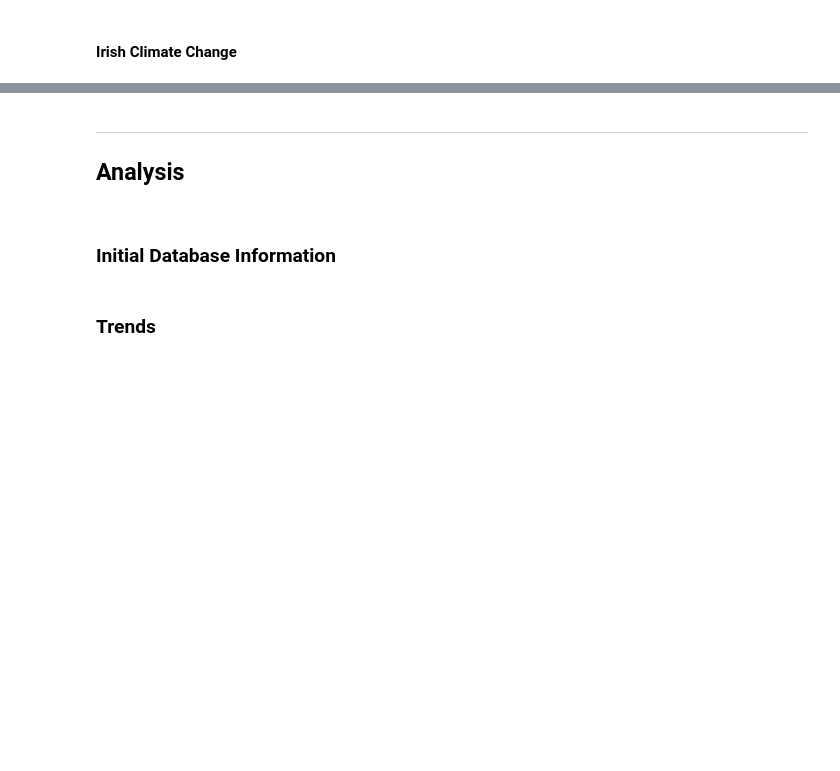
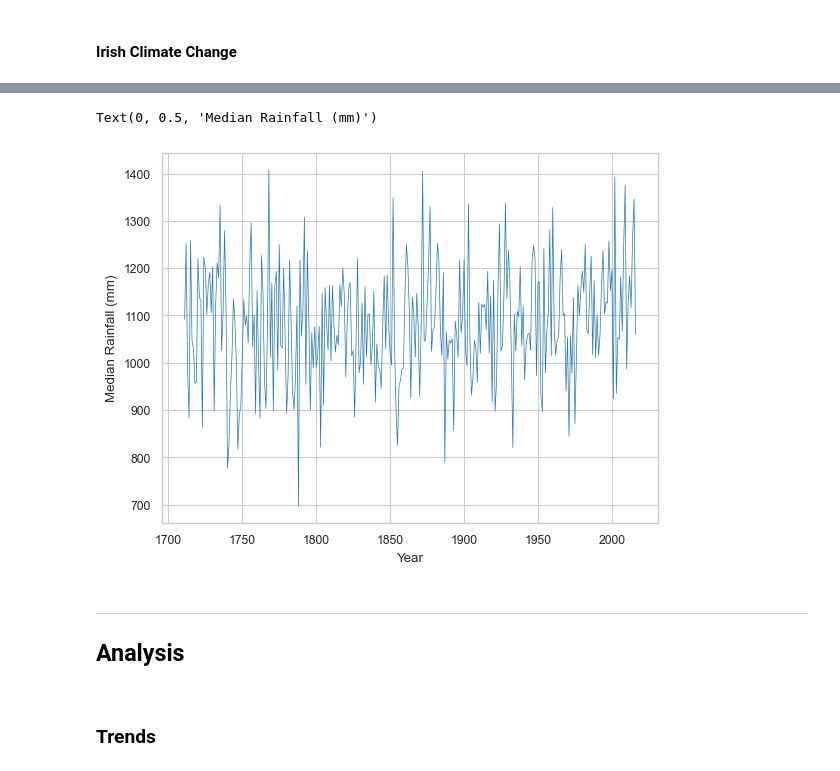
Before and after one commit to rebhanqui/programming-data-project-2, a Jupyter notebook: c02-v-temperature.ipynb, the cells around one changed output, grey strips where cells are left out. Saved outputs shown, nothing was run; the diff lists cells and outputs as text; code cells hidden in the pictures; blank space fills up the shorter version.

Commit message:
irish rainfall for irish context, made new dataframe from info fromu met website

```diff
--- a/c02-v-temperature.ipynb
+++ b/c02-v-temperature.ipynb
@@ -418,3 +434,13 @@ plt.savefig("snslineplot.png")
+# %%
+raindfread = pd.read_csv("yearlyrain.csv")
+
+sns.set_context("paper", rc={"lines.linewidth": 0.5, "figure.figsize":(10, 22)})
+plot = sns.lineplot(data=raindfread, x="Year", y="Total Median")
+plot.set_xlabel("Year")
+plot.set_ylabel("Median Rainfall (mm)")
+# %% [output]
+Text(0, 0.5, 'Median Rainfall (mm)')
+[figure, added]
 # %% [markdown]
 
 
@@ -426,8 +452,6 @@ plt.savefig("snslineplot.png")
 ## Analysis
 
 </a>
-# %% [markdown]
-### Initial Database Information
 # %% [markdown]
 ### Trends
 # %% [markdown]
```
Also changed, not shown: parts of 24 cells of this notebook, 2 other files.
